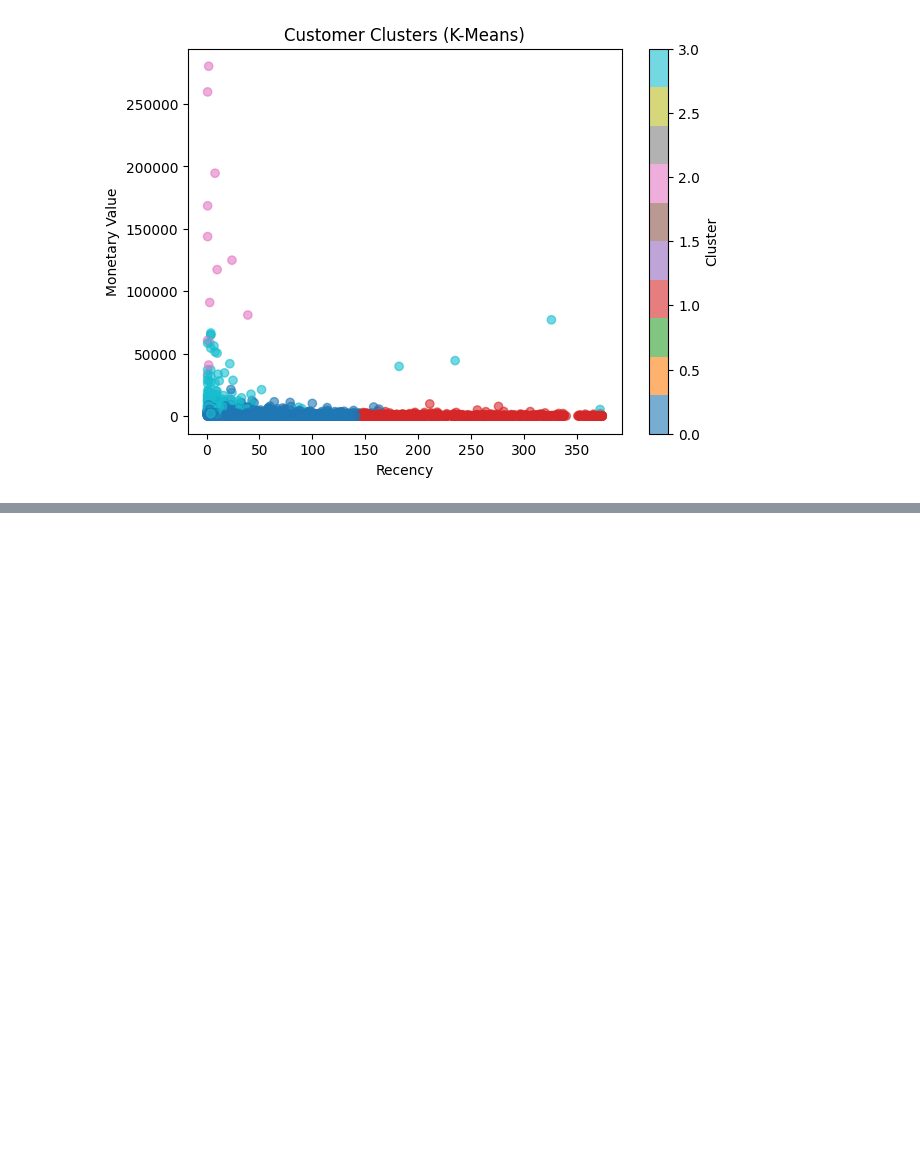
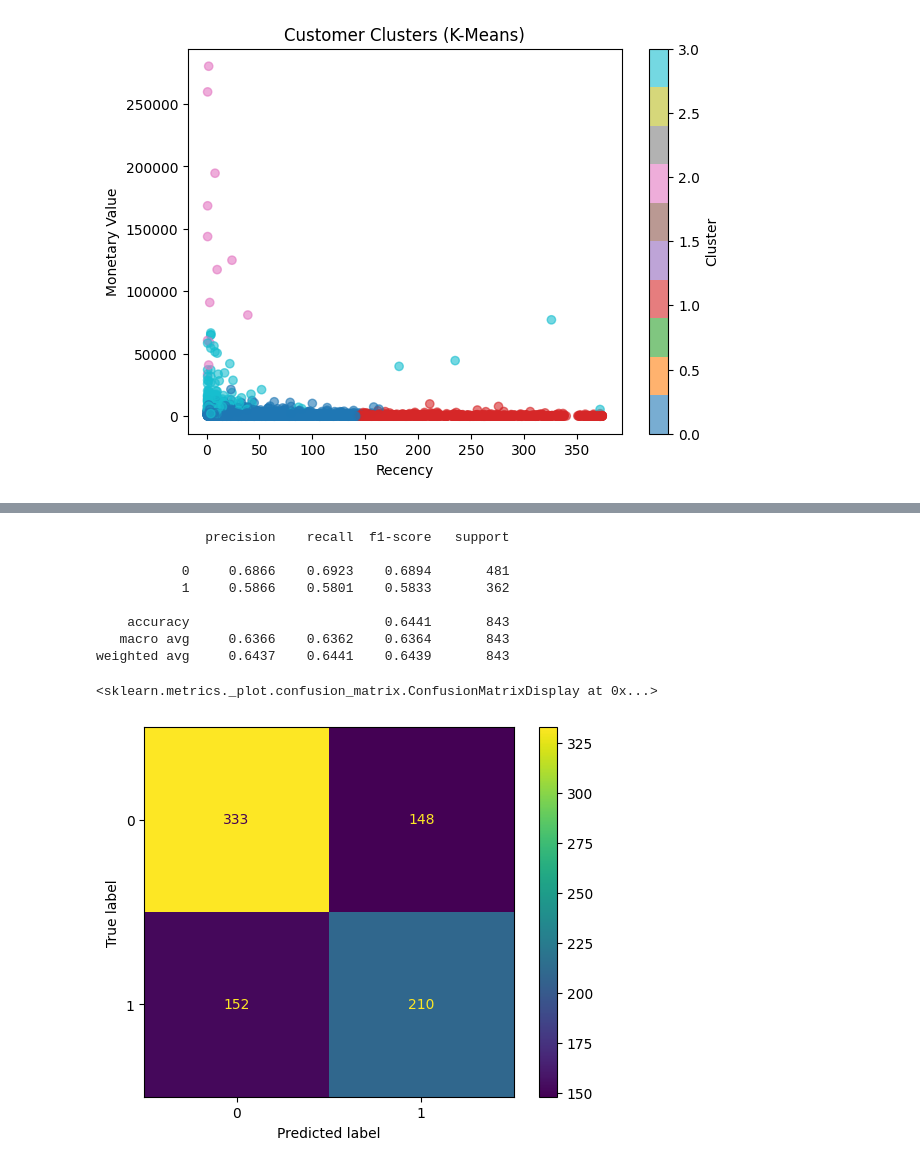
Before and after one commit to wantedchicken/customer-segmentation-and-retention-analysis, a Jupyter notebook: notebooks/customer_segmentation.ipynb, the cells around one changed output, grey strips where cells are left out. Saved outputs shown, nothing was run; the diff lists cells and outputs as text; code cells hidden in the pictures; blank space fills up the shorter version.

```diff
--- a/notebooks/customer_segmentation.ipynb
+++ b/notebooks/customer_segmentation.ipynb
@@ -326,0 +349,17 @@ plt.show()
+# %%
+snapshot_date = cutoff_date + pd.Timedelta(days=1)
+
+features = (
+    df_hist.groupby("CustomerID")
+    .agg(
+        Recency=("InvoiceDate", lambda x: (snapshot_date - x.max()).days),
+        Frequency=("InvoiceNo", "nunique"),
+        Monetary=("TotalPrice", "sum"),
+        AvgOrderValue=("TotalPrice", "mean"),
+        UniqueProducts=("StockCode", "nunique"),
+        ActiveDays=("InvoiceDate", lambda x: x.dt.date.nunique()),
+    )
+    .reset_index()
+)
+
+features.head()
@@ -326,0 +373,7 @@ plt.show()
+# %%
+future_buyers = set(df_future["CustomerID"].unique())
+
+features["Churn"] = ~features["CustomerID"].isin(future_buyers)
+features["Churn"] = features["Churn"].astype(int)
+
+features["Churn"].value_counts(normalize=True).round(3)
@@ -326,0 +433,24 @@ plt.show()
+# %%
+from sklearn.metrics import ConfusionMatrixDisplay
+
+# Pick the better model by PR-AUC usually (better for imbalanced churn)
+best_model = rf
+best_proba = rf_proba
+best_pred = (best_proba >= 0.5).astype(int)
+
+print(classification_report(y_test, best_pred, digits=4))
+
+cm = confusion_matrix(y_test, best_pred)
+disp = ConfusionMatrixDisplay(confusion_matrix=cm)
+disp.plot()
+# %% [output]
+              precision    recall  f1-score   support
+
+           0     0.6866    0.6923    0.6894       481
+           1     0.5866    0.5801    0.5833       362
+
+    accuracy                         0.6441       843
+   macro avg     0.6366    0.6362    0.6364       843
+weighted avg     0.6437    0.6441    0.6439       843
+<sklearn.metrics._plot.confusion_matrix.ConfusionMatrixDisplay at 0x...>
+[figure, added]
```
Also changed, not shown: parts of 8 cells of this notebook, 1 other file.
